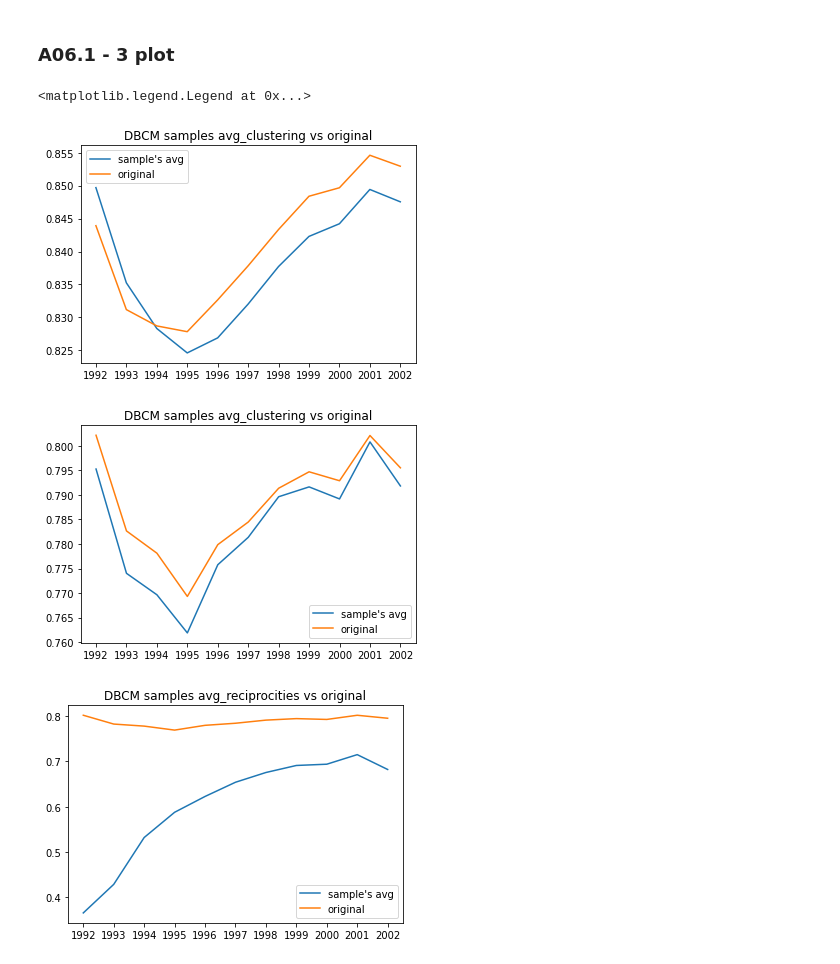
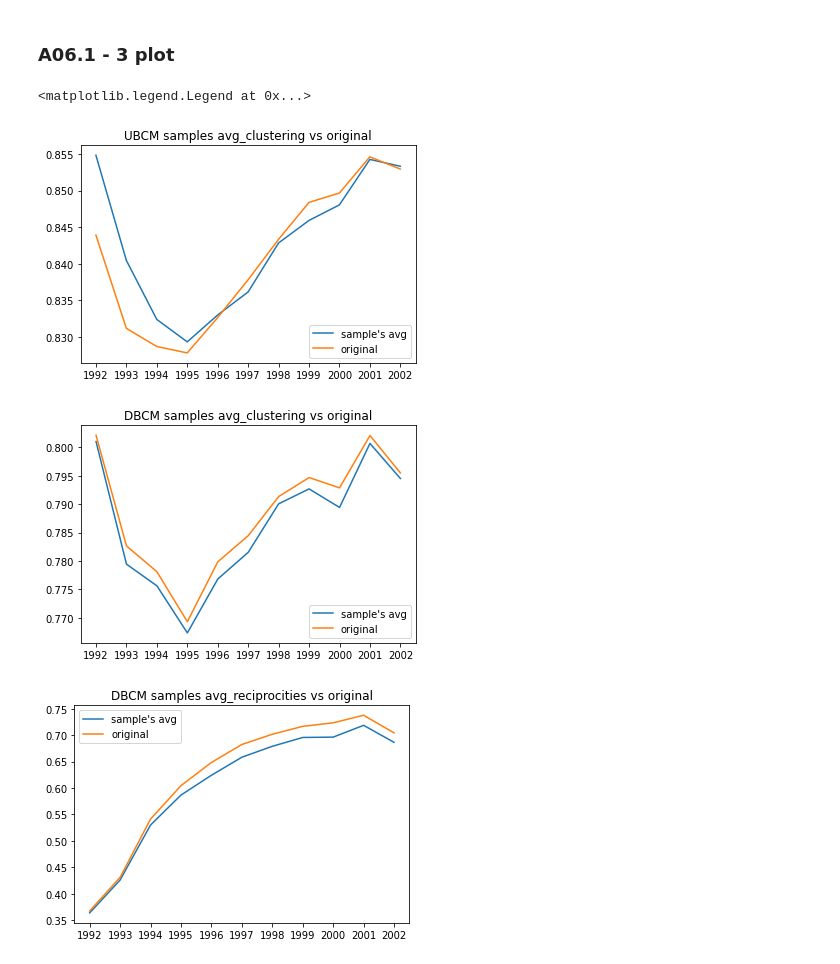
Before and after one commit to JunTu-XD/NetSci, a Jupyter notebook: assignment_6/Tu_Jun_EX06.ipynb, the cells around one changed output. Drawn from its saved outputs; the diff is of its cells as text; code cells hidden in the pictures.

```diff
--- a/assignment_6/Tu_Jun_EX06.ipynb
+++ b/assignment_6/Tu_Jun_EX06.ipynb
@@ -69,14 +69,14 @@ def extract_samples(path, directed):
             G = nx.from_numpy_array(build_adjacency_from_edgelist(edgelist = edges,
                                                                   is_directed = True,
                                                                   is_sparse = False,
-                                                                  is_weighted = True),
+                                                                  is_weighted = False),
                                     create_using=nx.DiGraph)
             nets.append(G)
         else:
             edges = np.loadtxt(file)
             G = nx.from_numpy_array(build_adjacency_from_edgelist(edges,is_directed = False,
                                                                   is_sparse = False,
-                                                                  is_weighted = True))
+                                                                  is_weighted = False))
             nets.append(G)
     return nets
 
@@ -93,7 +93,7 @@ def origin_vs_sample(nets):
         G = nets[i]
 
         original_clustering_t.append(nx.average_clustering(G))
-        original_reci_t.append(nx.average_clustering(G))
+        original_reci_t.append(nx.reciprocity(G))
         original_undirected_clustering_t.append(nx.average_clustering(G.to_undirected()))
 
         DBCM_path="sample_DBCM_" + nets_index[i] + "/"
@@ -167,24 +332,24 @@ reciprocities:  0.7041909280425562
 ### A06.1 - 3 plot
 # %%
 new_figure()
-plt.title("DBCM samples avg_clustering vs original")
+plt.title("UBCM samples avg_clustering vs original")
 plt.plot(nets_index, undirected_sample_clustering_t, label = "sample's avg")
 plt.plot(nets_index, original_undirected_clustering_t, label = "original")
 plt.legend()
 
 new_figure()
 plt.title("DBCM samples avg_clustering vs original")
 plt.plot(nets_index, directed_sample_clustering_t, label = "sample's avg")
 plt.plot(nets_index, original_clustering_t, label = "original")
 plt.legend()
 
 new_figure()
 plt.title("DBCM samples avg_reciprocities vs original")
 plt.plot(nets_index, sample_reci_t, label = "sample's avg")
 plt.plot(nets_index, original_reci_t, label = "original")
 plt.legend()
 # %% [output]
 <matplotlib.legend.Legend at 0x...>
-[figure, old version]
+[figure, new version]
-[figure, old version]
+[figure, new version]
-[figure, old version]
+[figure, new version]
```
Also changed, not shown: parts of 10 cells of this notebook.
